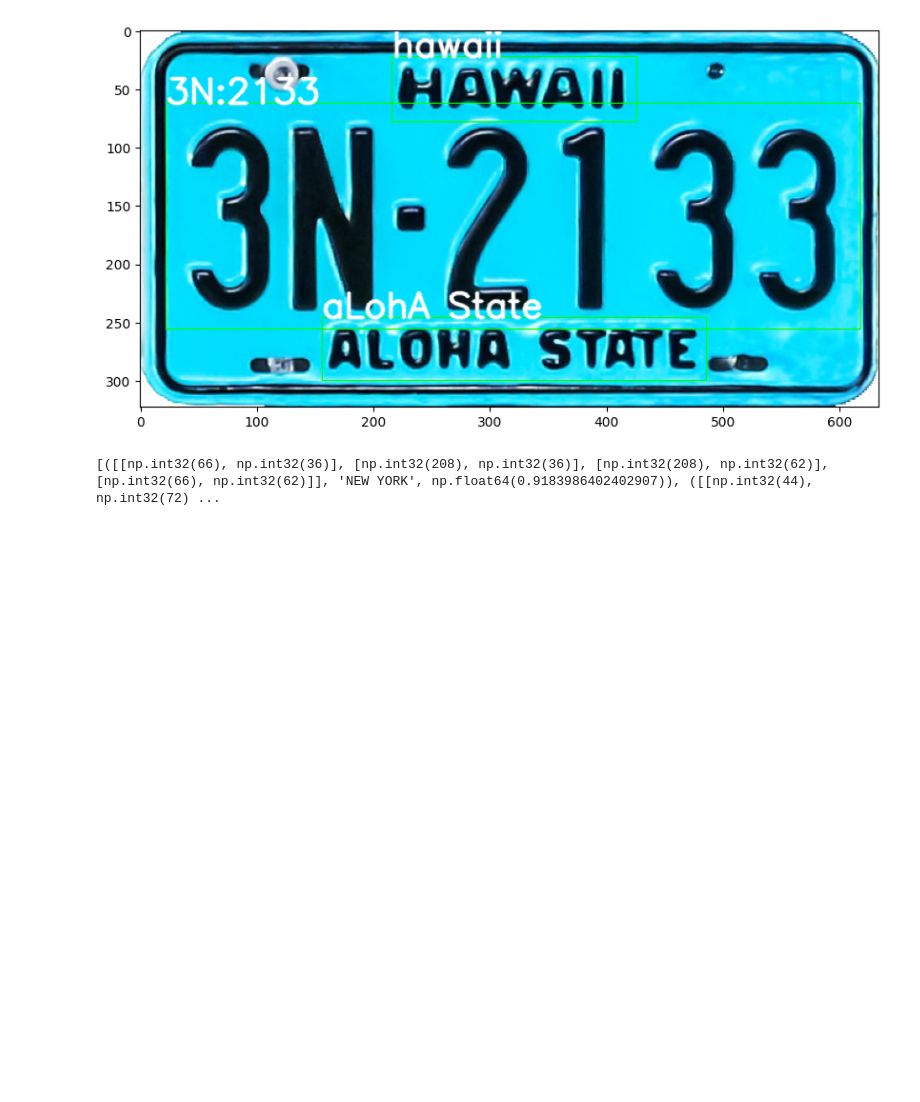
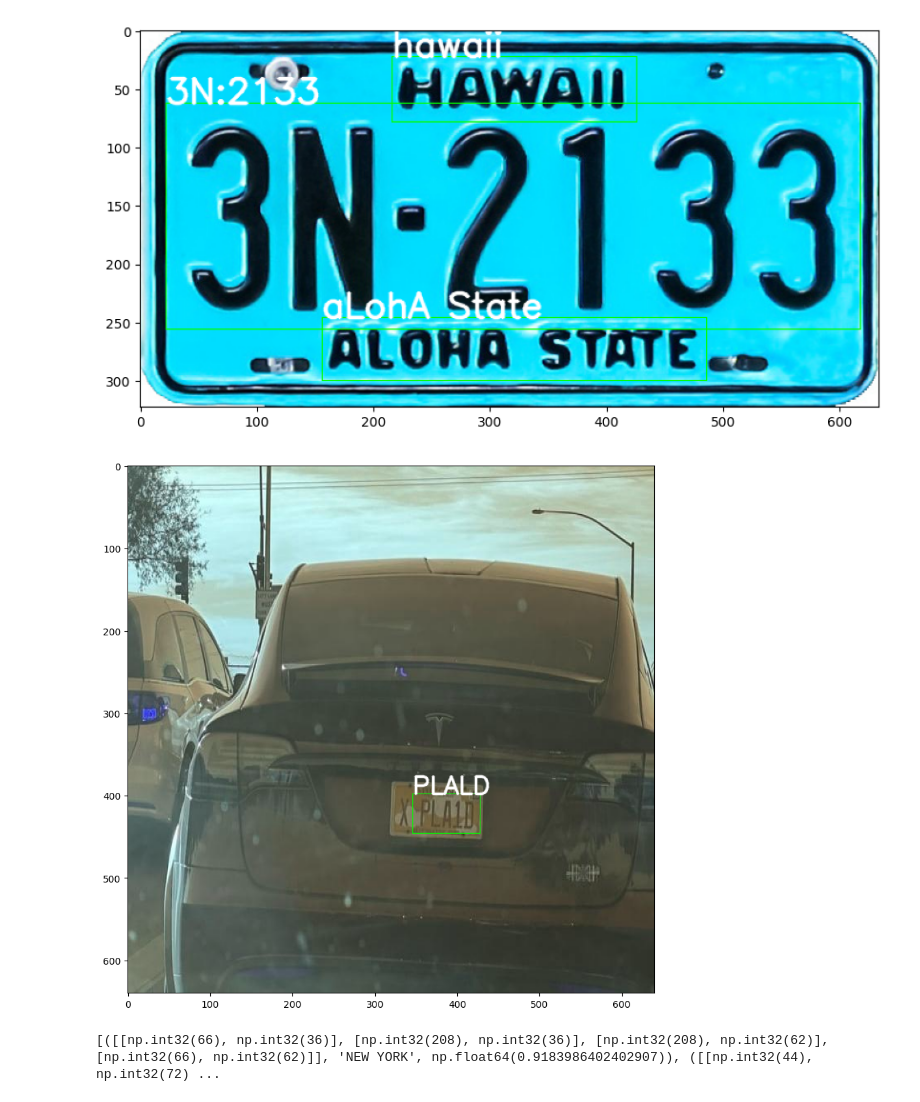
Before and after one commit to sudkc37/Object_Detection, a Jupyter notebook: Research/ocr.ipynb, the cells around one changed output. Cells and saved outputs as stored; diff of their text form; code cells hidden in the pictures; blank space fills up the shorter version.

```diff
--- a/Research/ocr.ipynb
+++ b/Research/ocr.ipynb
@@ -109,6 +109,22 @@ plt.imshow(images)
 plt.show()
 # %% [output]
 [figure]
+# %%
+images = cv2.imread('/Users/sudipkhadka/Desktop/Object_Detection/Research/license-plate-detection-1/test/wqbii1d0wiha1_jpg.rf.63d8f41b0bf3e4a3e8301968d34b0d51.jpg')
+extract_txt = img_reader.readtext('/Users/sudipkhadka/Desktop/Object_Detection/Research/license-plate-detection-1/test/wqbii1d0wiha1_jpg.rf.63d8f41b0bf3e4a3e8301968d34b0d51.jpg')
+images = images.copy()
+for texts in extract_txt:
+    left_top_cord = tuple([int(val) for val in texts[0][0]])
+    right_top_cord = tuple([int(val) for val in texts[0][2]])
+    text = texts[1]
+    font = cv2.FONT_HERSHEY_SIMPLEX
+    img = cv2.rectangle(images, left_top_cord, right_top_cord, (0,255,0), 1)
+    img = cv2.putText(images, text, left_top_cord, font, 1, (255,255,255), 2, cv2.LINE_AA)
+plt.figure(figsize=(10,10))
+plt.imshow(images)
+plt.show()
+# %% [output]
+[figure, added]
 # %%
 images = cv2.imread('/Users/sudipkhadka/Desktop/Object_Detection/images/images.png')
 extract_txt = img_reader.readtext('/Users/sudipkhadka/Desktop/Object_Detection/images/images.png')
```
Also changed, not shown: parts of 4 cells of this notebook, 5 other files.
